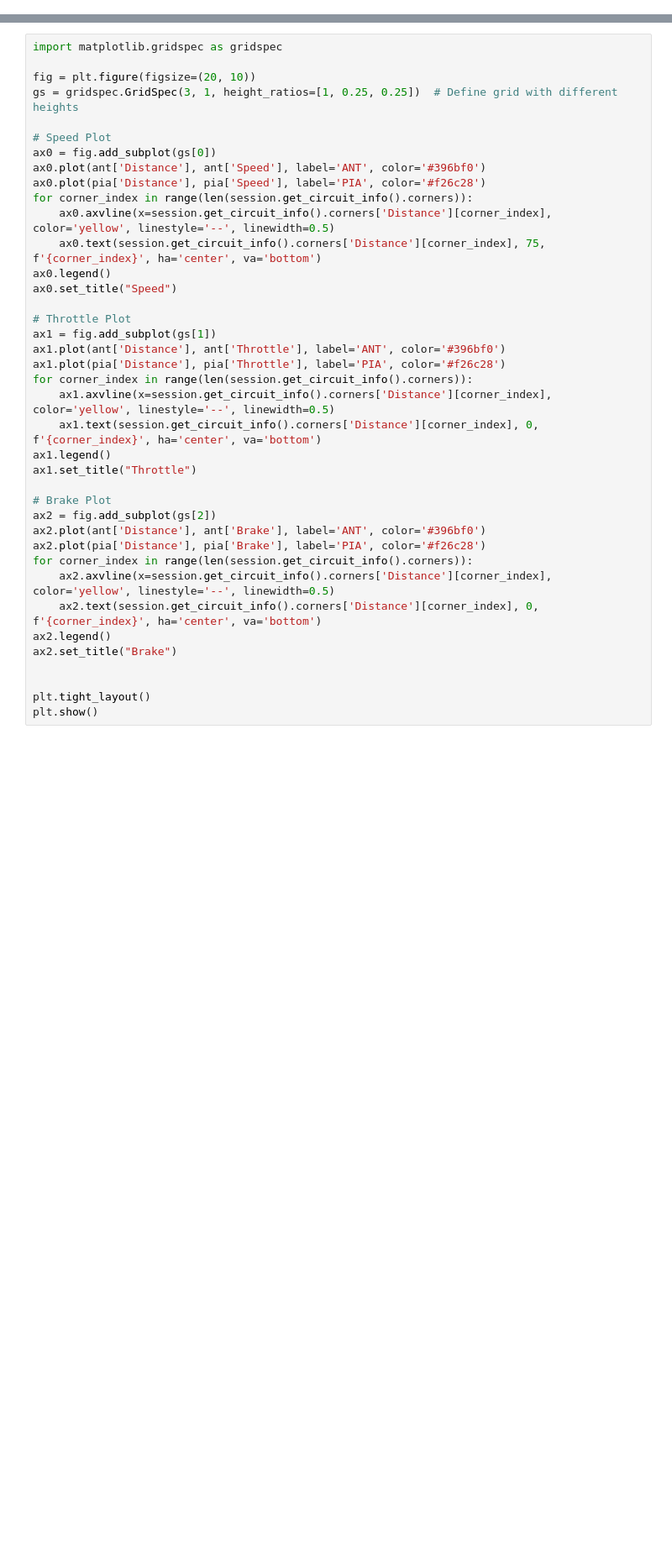
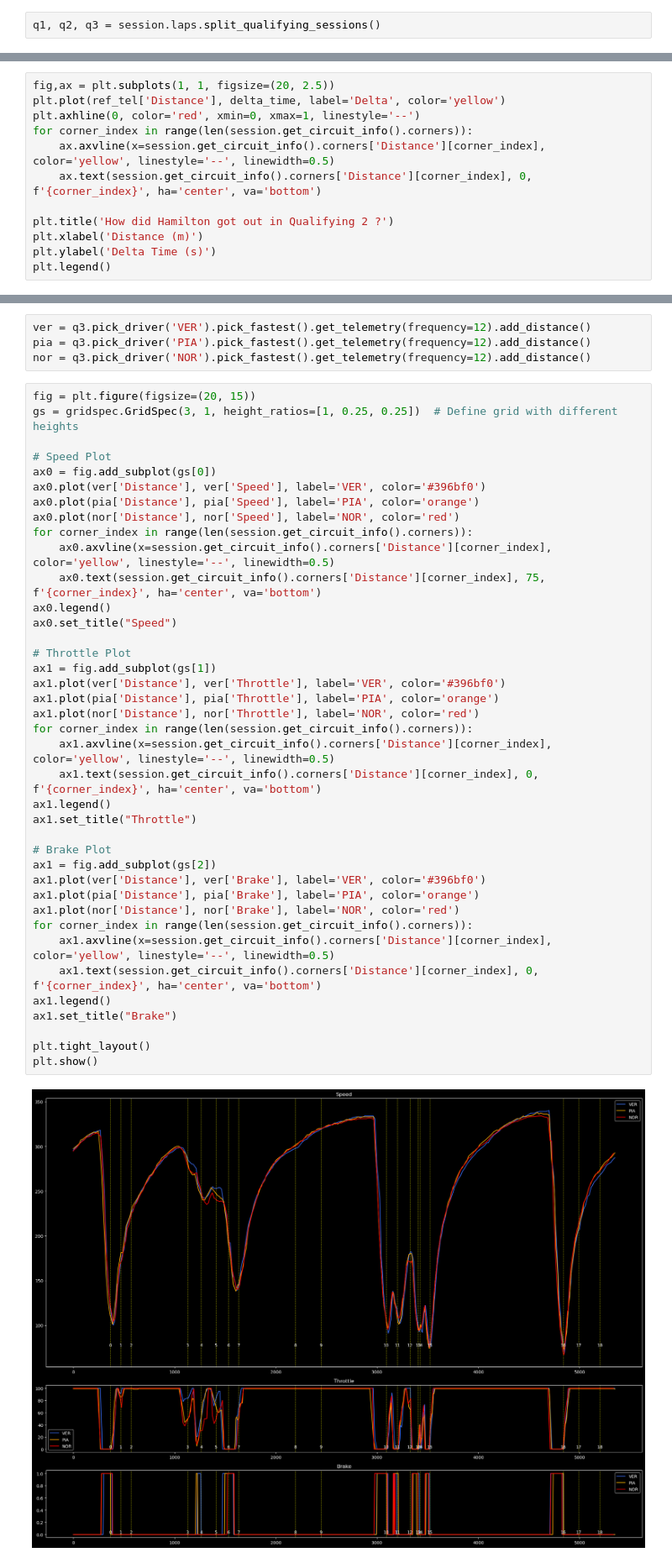
Before and after one commit to Sanket-g-75/F1_Analysis, a Jupyter notebook: code.ipynb, the cells around one changed output, grey strips where cells are left out. Shown: that part at 84% size. Saved outputs shown, nothing was run; the diff lists cells and outputs as text; blank space fills up the shorter version.

Commit message:
2025 Miami GP Qualifying Analysis

```diff
--- a/code.ipynb
+++ b/code.ipynb
@@ -46,0 +48,2 @@ print(ant['Throttle'].mean())
+# %%
+q1, q2, q3 = session.laps.split_qualifying_sessions()
@@ -46,0 +100,12 @@ print(ant['Throttle'].mean())
+# %%
+fig,ax = plt.subplots(1, 1, figsize=(20, 2.5))
+plt.plot(ref_tel['Distance'], delta_time, label='Delta', color='yellow')
+plt.axhline(0, color='red', xmin=0, xmax=1, linestyle='--')
+for corner_index in range(len(session.get_circuit_info().corners)):
+    ax.axvline(x=session.get_circuit_info().corners['Distance'][corner_index], color='yellow', linestyle='--', linewidth=0.5)
+    ax.text(session.get_circuit_info().corners['Distance'][corner_index], 0, f'{corner_index}', ha='center', va='bottom')
+
+plt.title('How did Hamilton got out in Qualifying 2 ?')
+plt.xlabel('Distance (m)')
+plt.ylabel('Delta Time (s)')
+plt.legend()
@@ -47,39 +117,45 @@ print(ant['Throttle'].mean())
+# %%
+ver = q3.pick_driver('VER').pick_fastest().get_telemetry(frequency=12).add_distance()
+pia = q3.pick_driver('PIA').pick_fastest().get_telemetry(frequency=12).add_distance()
+nor = q3.pick_driver('NOR').pick_fastest().get_telemetry(frequency=12).add_distance()
 # %%
-import matplotlib.gridspec as gridspec
-
-fig = plt.figure(figsize=(20, 10))
+fig = plt.figure(figsize=(20, 15))
 gs = gridspec.GridSpec(3, 1, height_ratios=[1, 0.25, 0.25])  # Define grid with different heights
 
 # Speed Plot
 ax0 = fig.add_subplot(gs[0])
-ax0.plot(ant['Distance'], ant['Speed'], label='ANT', color='#396bf0')
-ax0.plot(pia['Distance'], pia['Speed'], label='PIA', color='#f26c28')
+ax0.plot(ver['Distance'], ver['Speed'], label='VER', color='#396bf0')
+ax0.plot(pia['Distance'], pia['Speed'], label='PIA', color='orange')
+ax0.plot(nor['Distance'], nor['Speed'], label='NOR', color='red')
 for corner_index in range(len(session.get_circuit_info().corners)):
     ax0.axvline(x=session.get_circuit_info().corners['Distance'][corner_index], color='yellow', linestyle='--', linewidth=0.5)
     ax0.text(session.get_circuit_info().corners['Distance'][corner_index], 75, f'{corner_index}', ha='center', va='bottom')
 ax0.legend()
 ax0.set_title("Speed")
 
 # Throttle Plot
 ax1 = fig.add_subplot(gs[1])
-ax1.plot(ant['Distance'], ant['Throttle'], label='ANT', color='#396bf0')
-ax1.plot(pia['Distance'], pia['Throttle'], label='PIA', color='#f26c28')
+ax1.plot(ver['Distance'], ver['Throttle'], label='VER', color='#396bf0')
+ax1.plot(pia['Distance'], pia['Throttle'], label='PIA', color='orange')
+ax1.plot(nor['Distance'], nor['Throttle'], label='NOR', color='red')
 for corner_index in range(len(session.get_circuit_info().corners)):
     ax1.axvline(x=session.get_circuit_info().corners['Distance'][corner_index], color='yellow', linestyle='--', linewidth=0.5)
     ax1.text(session.get_circuit_info().corners['Distance'][corner_index], 0, f'{corner_index}', ha='center', va='bottom')
 ax1.legend()
 ax1.set_title("Throttle")
 
 # Brake Plot
-ax2 = fig.add_subplot(gs[2])
-ax2.plot(ant['Distance'], ant['Brake'], label='ANT', color='#396bf0')
-ax2.plot(pia['Distance'], pia['Brake'], label='PIA', color='#f26c28')
+ax1 = fig.add_subplot(gs[2])
+ax1.plot(ver['Distance'], ver['Brake'], label='VER', color='#396bf0')
+ax1.plot(pia['Distance'], pia['Brake'], label='PIA', color='orange')
+ax1.plot(nor['Distance'], nor['Brake'], label='NOR', color='red')
 for corner_index in range(len(session.get_circuit_info().corners)):
-    ax2.axvline(x=session.get_circuit_info().corners['Distance'][corner_index], color='yellow', linestyle='--', linewidth=0.5)
-    ax2.text(session.get_circuit_info().corners['Distance'][corner_index], 0, f'{corner_index}', ha='center', va='bottom')
-ax2.legend()
-ax2.set_title("Brake")
-
+    ax1.axvline(x=session.get_circuit_info().corners['Distance'][corner_index], color='yellow', linestyle='--', linewidth=0.5)
+    ax1.text(session.get_circuit_info().corners['Distance'][corner_index], 0, f'{corner_index}', ha='center', va='bottom')
+ax1.legend()
+ax1.set_title("Brake")
 
 plt.tight_layout()
 plt.show()
+# %% [output]
+[figure, added]
```
Also changed, not shown: parts of 20 cells of this notebook.
